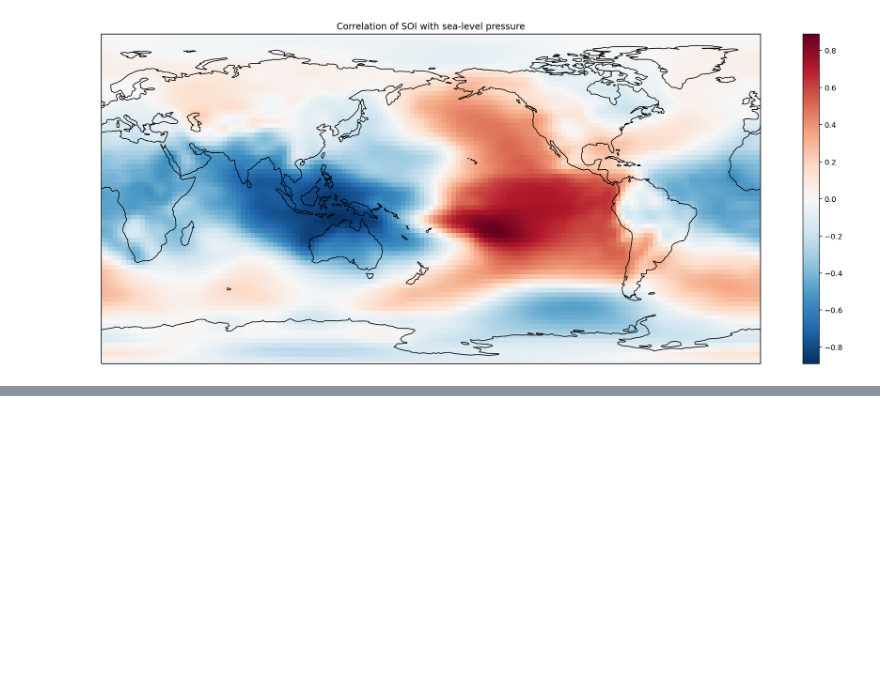
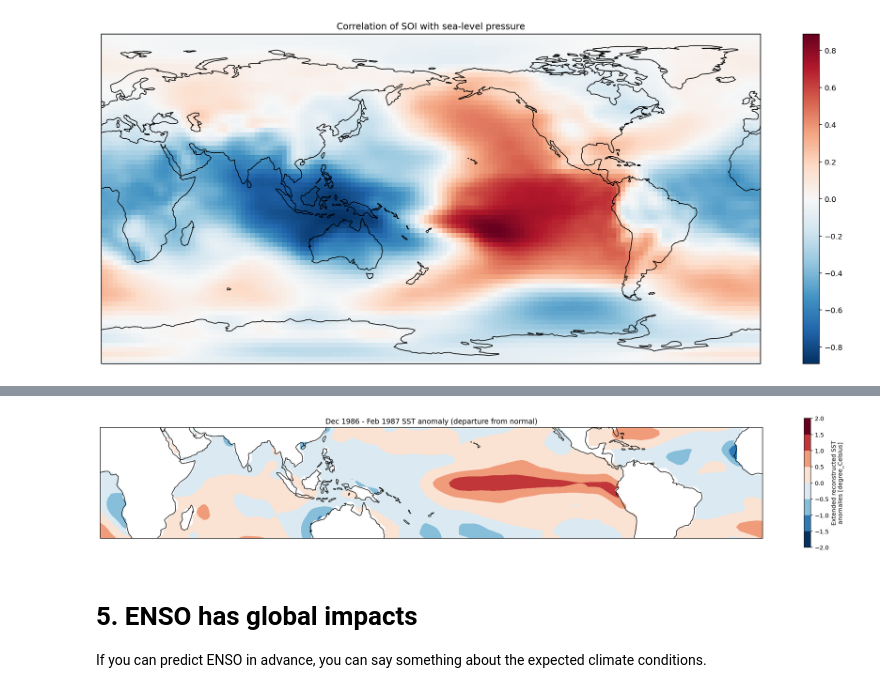
Before and after one commit to mktippett/ENSO-math, a Jupyter notebook: Lecture-01.ipynb, the cells around one changed output, grey strips where cells are left out. Cells and saved outputs as stored; diff of their text form; code cells hidden in the pictures; blank space fills up the shorter version.

```diff
--- a/Lecture-01.ipynb
+++ b/Lecture-01.ipynb
@@ -257,2 +426,19 @@ plt.title('Correlation of SOI with sea-level pressure');
+# %%
+CZ_sst_url = 'https://iridl.ldeo.columbia.edu/SOURCES/.NOAA/.NCDC/.ERSST/.version5/.anom/T/3/runningAverage/T/%28Dec-Feb%201986%29/VALUE/zlev/removeGRID/Y/-30/30/RANGE/' + t_fix + 'dods'
+CZ_sst_ds = xr.open_dataset(CZ_sst_url)
+
+proj = ccrs.PlateCarree(central_longitude=180)
+fig = plt.figure(figsize=(25,4))
+ax  = plt.subplot(projection=proj)
+
+CZ_sst_ds.anom.isel(T=0).plot.contourf(transform=ccrs.PlateCarree(),vmin=-2, levels=9)
+ax.coastlines();
+plt.title('Dec 1986 - Feb 1987 SST anomaly (departure from normal)');
+# %% [output]
+[figure, added]
+# %% [markdown]
+# 5. ENSO has global impacts
+
+If you can predict ENSO in advance, you can say something about the expected climate conditions.
 # %% [markdown]
 <div>
```
Also changed, not shown: parts of 49 cells of this notebook.
